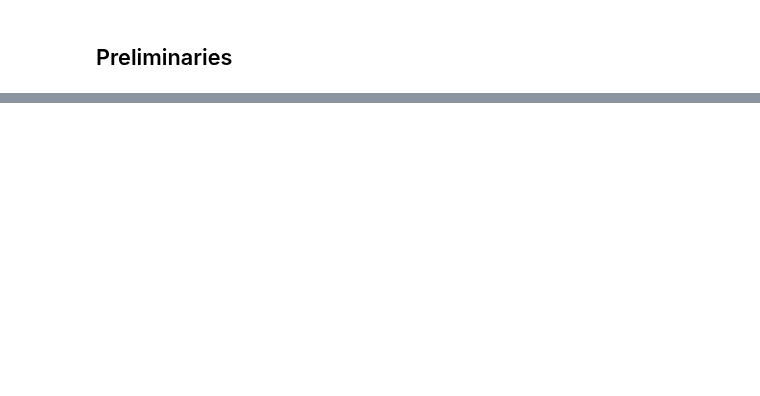
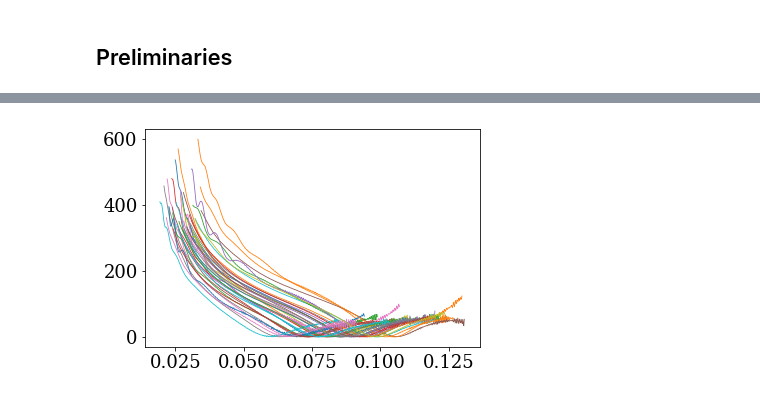
Before and after one commit to Cyberface/puck, a Jupyter notebook: ll/issues/3_fit_waveforms.ipynb, the cells around one changed output, grey strips where cells are left out. Drawn from its saved outputs; the diff is of its cells as text; code cells hidden in the pictures; blank space fills up the shorter version.

```diff
--- a/ll/issues/3_fit_waveforms.ipynb
+++ b/ll/issues/3_fit_waveforms.ipynb
@@ -15,12 +18,2 @@ from glob import glob
 # %% [markdown]
 ## Preliminaries
-# %%
-#
-datadir = '/Users/book/KOALA/puck/ll/data/version2/'
-files = glob( datadir+'*.txt' )
-
-#
-data = []
-for f in files:
-    alert('Loading %s'%red(f))
-    data.append(loadtxt(f).T)
@@ -188,0 +138,18 @@ Type:      function
+# %%
+
+
+#
+for f in files:
+
+    #
+    alert('Loading %s'%red(f))
+    raw_data = loadtxt(f).T
+
+    #
+    data,_,fmin,fmax = determine_data_fitting_region(raw_data)
+
+    #
+    md = collect_file_metadata( f )
+
+    #
+    f,amp_td,amp_fd,dphi_td,dphi_fd = d.T
@@ -188,0 +174,11 @@ Type:      function
+# %%
+
+figure()
+
+for d in data:
+
+    f,amp_td,amp_fd,dphi_td,dphi_fd = d.T
+
+    plot( f, dphi_td-min(dphi_td) )
+# %% [output]
+[figure, added]
```
Also changed, not shown: parts of 9 cells of this notebook, 4 other files.
